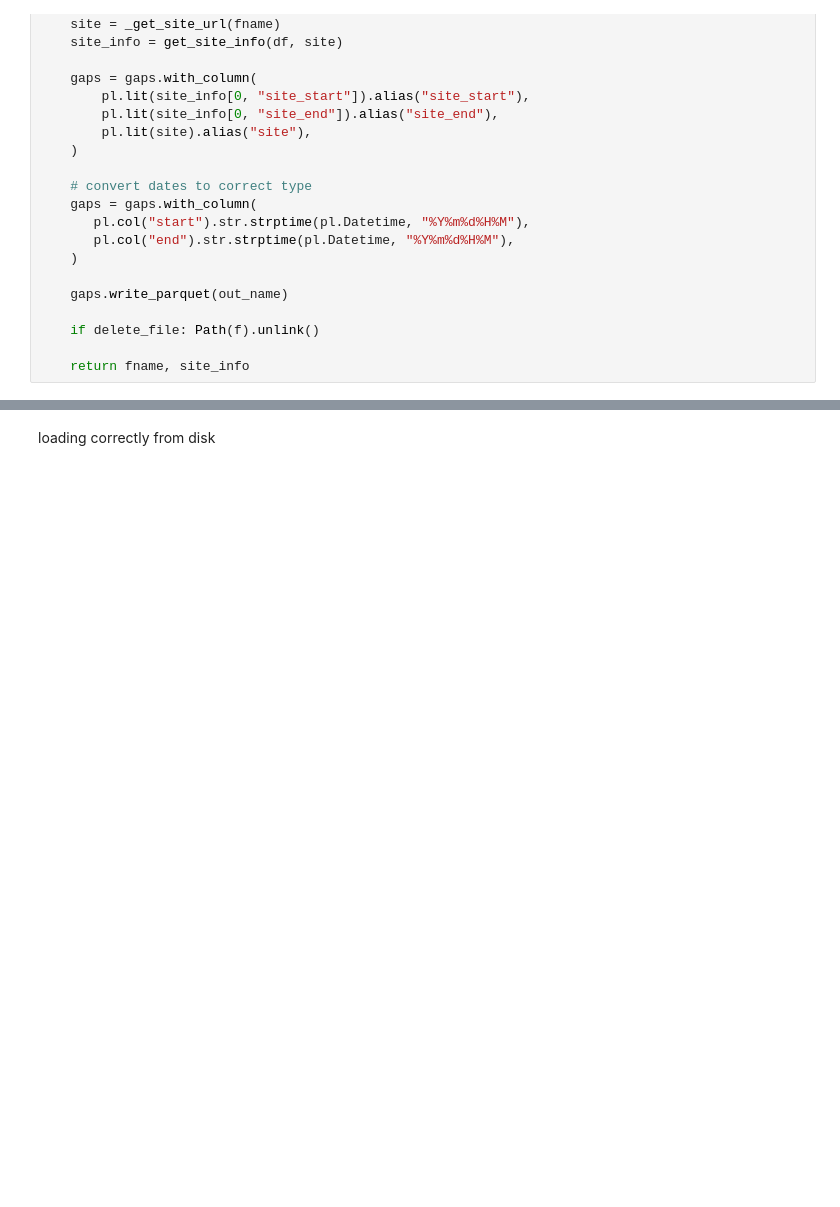
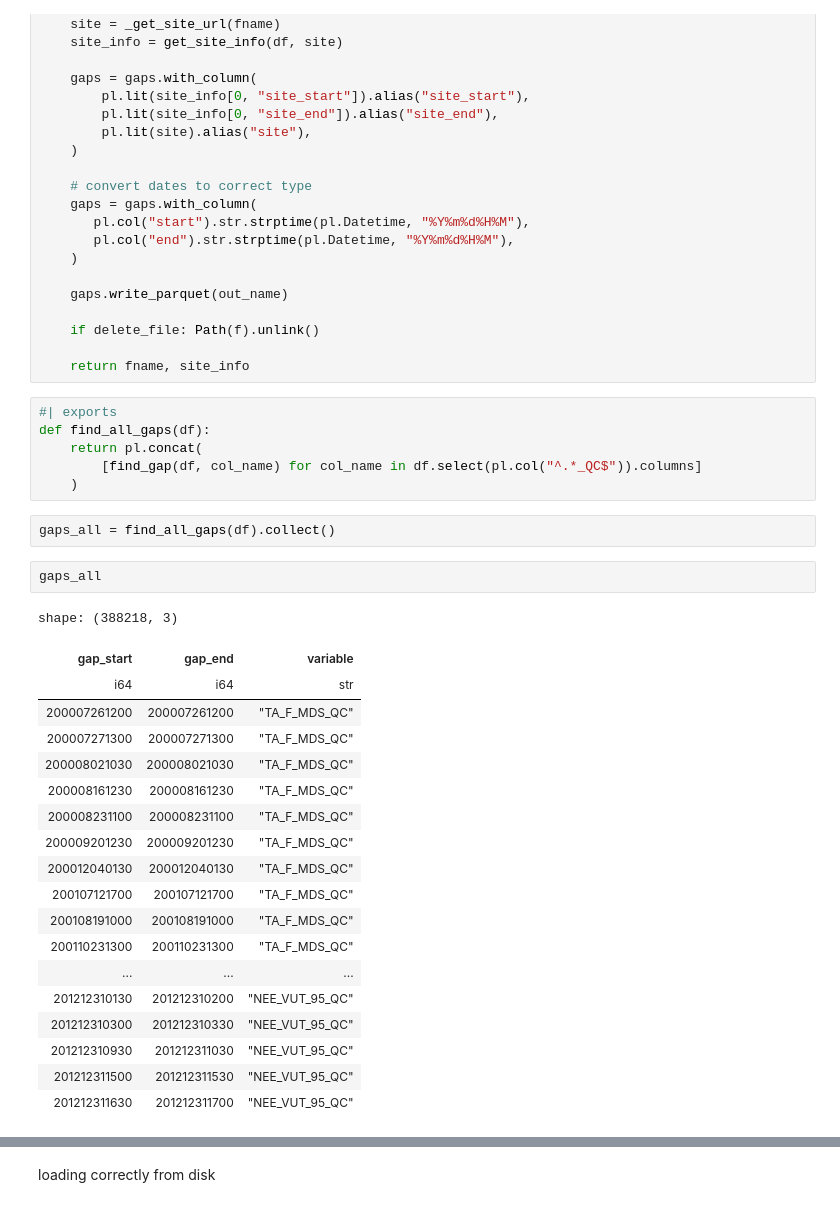
Before and after one commit to mone27/meteo_imp, a Jupyter notebook: lib_nbs/Fluxnet/00_gap_finder.ipynb, the cells around one changed output, grey strips where cells are left out. Cells and saved outputs as stored; diff of their text form; blank space fills up the shorter version.

```diff
--- a/lib_nbs/Fluxnet/00_gap_finder.ipynb
+++ b/lib_nbs/Fluxnet/00_gap_finder.ipynb
@@ -348,6 +358,36 @@ def find_gaps_fluxnet_archive(path_zip, # zip file path that uses fluxnet
     if delete_file: Path(f).unlink()
 
     return fname, site_info
+# %%
+#| exports
+def find_all_gaps(df):
+    return pl.concat(
+        [find_gap(df, col_name) for col_name in df.select(pl.col("^.*_QC$")).columns]
+    )
+# %%
+gaps_all = find_all_gaps(df).collect()
+# %%
+gaps_all
+# %% [output]
+shape: (388218, 3)
+| gap_start | gap_end | variable |
+| i64 | i64 | str |
+| 200007261200 | 200007261200 | "TA_F_MDS_QC" |
+| 200007271300 | 200007271300 | "TA_F_MDS_QC" |
+| 200008021030 | 200008021030 | "TA_F_MDS_QC" |
+| 200008161230 | 200008161230 | "TA_F_MDS_QC" |
+| 200008231100 | 200008231100 | "TA_F_MDS_QC" |
+| 200009201230 | 200009201230 | "TA_F_MDS_QC" |
+| 200012040130 | 200012040130 | "TA_F_MDS_QC" |
+| 200107121700 | 200107121700 | "TA_F_MDS_QC" |
+| 200108191000 | 200108191000 | "TA_F_MDS_QC" |
+| 200110231300 | 200110231300 | "TA_F_MDS_QC" |
+| ... | ... | ... |
+| 201212310130 | 201212310200 | "NEE_VUT_95_QC" |
+| 201212310300 | 201212310330 | "NEE_VUT_95_QC" |
+| 201212310930 | 201212311030 | "NEE_VUT_95_QC" |
+| 201212311500 | 201212311530 | "NEE_VUT_95_QC" |
+| 201212311630 | 201212311700 | "NEE_VUT_95_QC" |
 # %%
 find_gaps_fluxnet_archive(test_file_zip, out_dir, tmp_dir)
 # %% [output]
```
Also changed, not shown: parts of 12 cells of this notebook, 8 other files.
